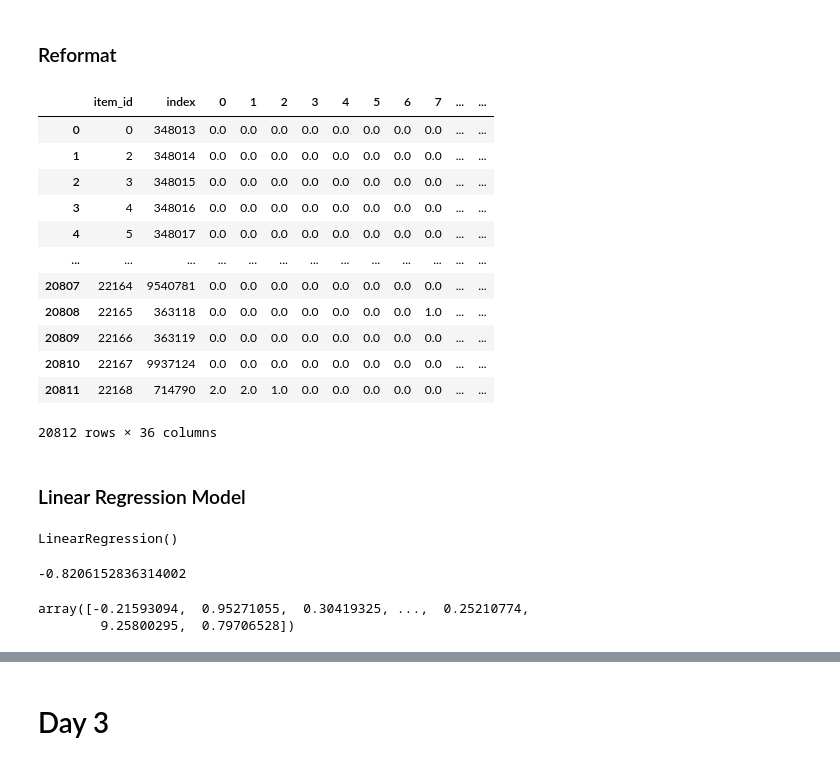
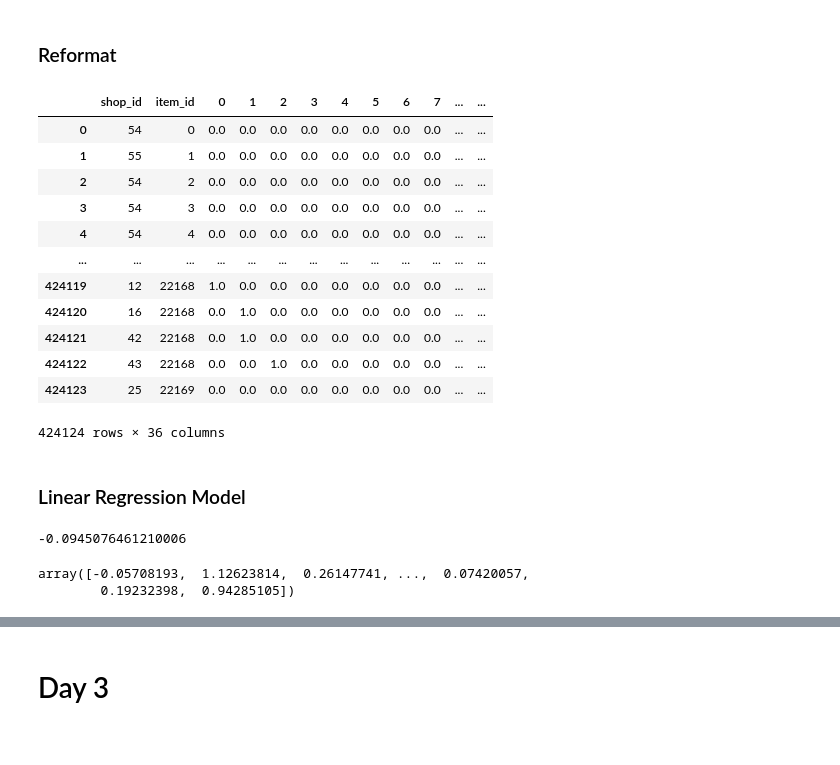
Before and after one commit to VeraDJW/Kaggle_Predict_Future_Sales_Project, a Jupyter notebook: KaggleProject.ipynb, the cells around one changed output, grey strips where cells are left out. Drawn from its saved outputs; the diff is of its cells as text; code cells hidden in the pictures.

```diff
--- a/KaggleProject.ipynb
+++ b/KaggleProject.ipynb
@@ -82,7 +84,7 @@ df_here.shape
 # %% [markdown]
 ## Aggregate sales_train from daily to monthly level
 # %%
-df_monthly=df.groupby(['date_block_num','shop_id','item_id'],as_index=False).agg(
+df_monthly=df_sales_train.groupby(['date_block_num','shop_id','item_id'],as_index=False).agg(
     {'item_price':'mean','item_cnt_day':'sum'}).rename(columns={'item_price':'avg_item_price','item_cnt_day':'item_cnt_month'})
 df_monthly.sort_values(by=['date_block_num','item_id','shop_id']).head()
 # %% [output]
@@ -148,26 +150,26 @@ plt.show()
 df_monthly_reformat = pd.pivot_table(df_monthly, values=('item_cnt_month'),index=['shop_id','item_id'],columns = 'date_block_num').reset_index()
 df_monthly_reformat = df_monthly_reformat.fillna(0)
 df_monthly_reformat = df_monthly_reformat.rename_axis(None,axis=1)
-df_monthly_reformat = df_monthly_reformat.sort_values(by=['item_id','shop_id']).reset_index()
+df_monthly_reformat = df_monthly_reformat.sort_values(by=['item_id','shop_id']).reset_index().drop(columns='index')
 # %%
-df_monthly_train = df_monthly_reformat.groupby('item_id',as_index= False).sum()
-df_monthly_train.drop(columns = ['shop_id'],inplace = True)
-tmp2 = df_monthly_train
+#df_monthly_train = df_monthly_reformat.groupby('item_id',as_index= False).sum()
+#df_monthly_train.drop(columns = ['shop_id'],inplace = True)
+tmp2 = df_monthly_reformat
 tmp2
 # %% [output]
-|  | item_id | index | 0 | 1 | 2 | 3 | 4 | 5 | 6 | 7 | ... | ... |
-| 0 | 0 | 348013 | 0.0 | 0.0 | 0.0 | 0.0 | 0.0 | 0.0 | 0.0 | 0.0 | ... | ... |
-| 1 | 2 | 348014 | 0.0 | 0.0 | 0.0 | 0.0 | 0.0 | 0.0 | 0.0 | 0.0 | ... | ... |
-| 2 | 3 | 348015 | 0.0 | 0.0 | 0.0 | 0.0 | 0.0 | 0.0 | 0.0 | 0.0 | ... | ... |
-| 3 | 4 | 348016 | 0.0 | 0.0 | 0.0 | 0.0 | 0.0 | 0.0 | 0.0 | 0.0 | ... | ... |
-| 4 | 5 | 348017 | 0.0 | 0.0 | 0.0 | 0.0 | 0.0 | 0.0 | 0.0 | 0.0 | ... | ... |
+|  | shop_id | item_id | 0 | 1 | 2 | 3 | 4 | 5 | 6 | 7 | ... | ... |
+| 0 | 54 | 0 | 0.0 | 0.0 | 0.0 | 0.0 | 0.0 | 0.0 | 0.0 | 0.0 | ... | ... |
+| 1 | 55 | 1 | 0.0 | 0.0 | 0.0 | 0.0 | 0.0 | 0.0 | 0.0 | 0.0 | ... | ... |
+| 2 | 54 | 2 | 0.0 | 0.0 | 0.0 | 0.0 | 0.0 | 0.0 | 0.0 | 0.0 | ... | ... |
+| 3 | 54 | 3 | 0.0 | 0.0 | 0.0 | 0.0 | 0.0 | 0.0 | 0.0 | 0.0 | ... | ... |
+| 4 | 54 | 4 | 0.0 | 0.0 | 0.0 | 0.0 | 0.0 | 0.0 | 0.0 | 0.0 | ... | ... |
 | ... | ... | ... | ... | ... | ... | ... | ... | ... | ... | ... | ... | ... |
-| 20807 | 22164 | 9540781 | 0.0 | 0.0 | 0.0 | 0.0 | 0.0 | 0.0 | 0.0 | 0.0 | ... | ... |
-| 20808 | 22165 | 363118 | 0.0 | 0.0 | 0.0 | 0.0 | 0.0 | 0.0 | 0.0 | 1.0 | ... | ... |
-| 20809 | 22166 | 363119 | 0.0 | 0.0 | 0.0 | 0.0 | 0.0 | 0.0 | 0.0 | 0.0 | ... | ... |
-| 20810 | 22167 | 9937124 | 0.0 | 0.0 | 0.0 | 0.0 | 0.0 | 0.0 | 0.0 | 0.0 | ... | ... |
-| 20811 | 22168 | 714790 | 2.0 | 2.0 | 1.0 | 0.0 | 0.0 | 0.0 | 0.0 | 0.0 | ... | ... |
+| 424119 | 12 | 22168 | 1.0 | 0.0 | 0.0 | 0.0 | 0.0 | 0.0 | 0.0 | 0.0 | ... | ... |
+| 424120 | 16 | 22168 | 0.0 | 1.0 | 0.0 | 0.0 | 0.0 | 0.0 | 0.0 | 0.0 | ... | ... |
+| 424121 | 42 | 22168 | 0.0 | 1.0 | 0.0 | 0.0 | 0.0 | 0.0 | 0.0 | 0.0 | ... | ... |
+| 424122 | 43 | 22168 | 0.0 | 0.0 | 1.0 | 0.0 | 0.0 | 0.0 | 0.0 | 0.0 | ... | ... |
+| 424123 | 25 | 22169 | 0.0 | 0.0 | 0.0 | 0.0 | 0.0 | 0.0 | 0.0 | 0.0 | ... | ... |
-20812 rows × 36 columns
+424124 rows × 36 columns
 # %% [markdown]
 ### Linear Regression Model
 # %%
@@ -181,15 +183,12 @@ from sklearn.linear_model import LinearRegression
 LRmodel = LinearRegression()
 # %%
 LRmodel.fit(X_train,y_train)
+LRmodel.score(X_test,y_test)
 # %% [output]
-LinearRegression()
+-0.0945076461210006
-# %%
-LRmodel.score(X_test,y_test)
-# %% [output]
--0.8206152836314002
 # %%
-y_pred = model.predict(X_test)
+y_pred = LRmodel.predict(X_test)
 y_pred
 # %% [output]
-array([-0.21593094,  0.95271055,  0.30419325, ...,  0.25210774,
-        9.25800295,  0.79706528])
+array([-0.05708193,  1.12623814,  0.26147741, ...,  0.07420057,
+        0.19232398,  0.94285105])
```
Also changed, not shown: parts of 40 cells of this notebook.
